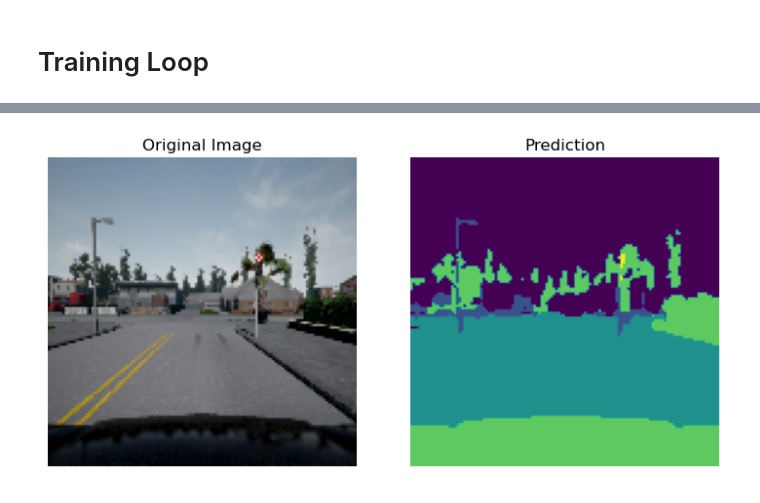
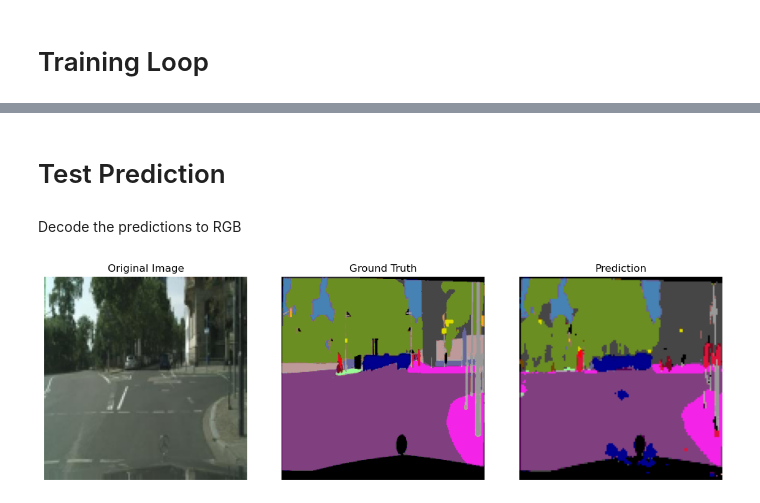
Before and after one commit to abeshahsan/U-Net-Implementation-from-Scratch, a Jupyter notebook: unet_experiment.ipynb, the cells around one changed output, grey strips where cells are left out. Drawn from its saved outputs; the diff is of its cells as text; code cells hidden in the pictures.

Commit message:
unet with cityscapes dataset

```diff
--- a/unet_experiment.ipynb
+++ b/unet_experiment.ipynb
@@ -123,22 +238,18 @@ def train_fn(epoch, loader, model, optimizer, loss_fn, scaler, autocast=None):
 # %%
-model = UNet(in_channels=3, out_channels=13).to(DEVICE)
+model = UNet(in_channels=3, out_channels=NUM_CLASSES).to(DEVICE)
 loss_fn = nn.CrossEntropyLoss()
 optimizer = optim.Adam(model.parameters(), lr=LEARNING_RATE)
 start_epoch = 0
 
 try:
     if LOAD_MODEL:
-        start_epoch = load_checkpoint(torch.load("my_checkpoint.pth.tar"), model, optimizer)
+        start_epoch = load_checkpoint(torch.load(CHECKPOINT_FIlE), model, optimizer)
 except Exception as e:
     print(f"Error loading checkpoint: {str(e)}")
     start_epoch = 0
 
-full_dataset = UnetDataSet(image_dir, mask_dir, transform=get_transforms(IMAGE_HEIGHT, IMAGE_WIDTH))
-
-train_size = int(0.8 * len(full_dataset))
-val_size = len(full_dataset) - train_size
-torch.manual_seed(42)
-train_ds, val_ds = torch.utils.data.random_split(full_dataset, [train_size, val_size])
+train_ds = UnetDataSet(TRAIN_IMG_DIR, TRAIN_MASK_DIR, transform=get_transforms(IMAGE_HEIGHT, IMAGE_WIDTH))
+val_ds = UnetDataSet(VAL_IMG_DIR, VAL_MASK_DIR, transform=get_transforms(IMAGE_HEIGHT, IMAGE_WIDTH))
 
 train_loader, val_loader = get_loaders(
     train_ds,
@@ -155,6 +266,8 @@ Error loading checkpoint: [Errno 2] No such file or directory: 'my_checkpoint.pt
 scaler = torch.cuda.amp.GradScaler(init_scale=2**16, growth_interval=2000)
 
 start_epoch += 1 # start from the next epoch
+print(f"Starting from epoch {start_epoch}")
+print(f"Training for {NUM_EPOCHS} epochs")
 for epoch in range(start_epoch, NUM_EPOCHS + 1):
     predictions, mask, loss = train_fn(epoch, train_loader, model, optimizer, loss_fn, scaler)
 
@@ -165,7 +278,7 @@ for epoch in range(start_epoch, NUM_EPOCHS + 1):
         "epoch": epoch,
     }
     print(f"=> Epoch {epoch} is complete")
-    save_checkpoint(checkpoint)
+    save_checkpoint(checkpoint, filename=CHECKPOINT_FIlE)
 
     # Clear cache after each epoch
     torch.cuda.empty_cache()
@@ -183,23 +296,23 @@ for epoch in range(start_epoch, NUM_EPOCHS + 1):
         mask = mask.unsqueeze(1)
 
         plt.subplot(2, 2, 1)
-        plt.imshow(predictions[0][0].cpu().detach().numpy())
+        plt.imshow(decode_mask(predictions[0][0].cpu().detach().numpy()))
         plt.title('Prediction')
         plt.axis('off')
 
         plt.subplot(2, 2, 2)
-        plt.imshow(mask[0][0].cpu().detach().numpy())
+        plt.imshow(decode_mask(mask[0][0].cpu().detach().numpy()))
         plt.title('Target')
         plt.axis('off')
 
         # Plotting the second prediction and target
         plt.subplot(2, 2, 3)
-        plt.imshow(predictions[1][0].cpu().detach().numpy())
+        plt.imshow(decode_mask(predictions[1][0].cpu().detach().numpy()))
         plt.title('Prediction')
         plt.axis('off')
 
         plt.subplot(2, 2, 4)
-        plt.imshow(mask[1][0].cpu().detach().numpy())
+        plt.imshow(decode_mask(mask[1][0].cpu().detach().numpy()))
         plt.title('Target')
         plt.axis('off')
 
@@ -231,3 +342,5 @@ for epoch in range(start_epoch, NUM_EPOCHS + 1):
+# %% [markdown]
+# Test Prediction
 # %%
 import torch
 from unet import UNet
@@ -276,22 +393,34 @@ predictions = predictions.unsqueeze(1)
+# %% [markdown]
+Decode the predictions to RGB
 # %%
-image_to_display = image[0].permute(1, 2, 0).numpy()
-plt.figure(figsize=(8, 6))
-plt.subplot(1, 2, 1)
+# image.to('cpu')
+image_to_display = image.to('cpu')[0].permute(1, 2, 0).numpy() * 255.0
+plt.figure(figsize=(12, 8))
+plt.subplot(1, 3, 1)
 plt.imshow(image_to_display)
 plt.title('Original Image')
 plt.axis('off')
 
 
-plt.subplot(1, 2, 2)
-plt.imshow(predictions[0][0].cpu().detach().numpy())
+plt.subplot(1, 3, 2)
+mask = np.array(Image.open(mask_dir))
+mask = decode_mask(mask)
+plt.imshow(mask)
+plt.title('Ground Truth')
+plt.axis('off')
+
+# predictions.to('cpu')
+plt.subplot(1, 3, 3)
+predictions = decode_mask(predictions)
+plt.imshow(predictions)
 plt.title('Prediction')
 plt.axis('off')
 
 plt.tight_layout(pad=4.0)
 
 plt.show()
 # %% [output]
-[figure, old version]
+[figure, new version]
 # %%
 # import torch
 # from unet import UNet
```
Also changed, not shown: parts of 22 cells of this notebook, 9 other files.
